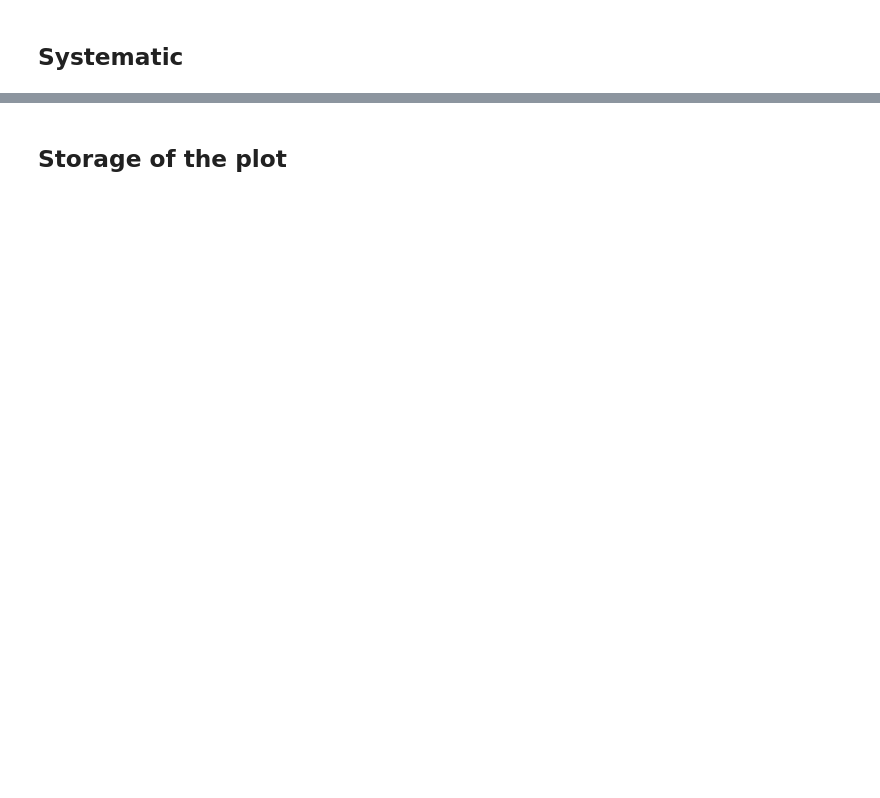
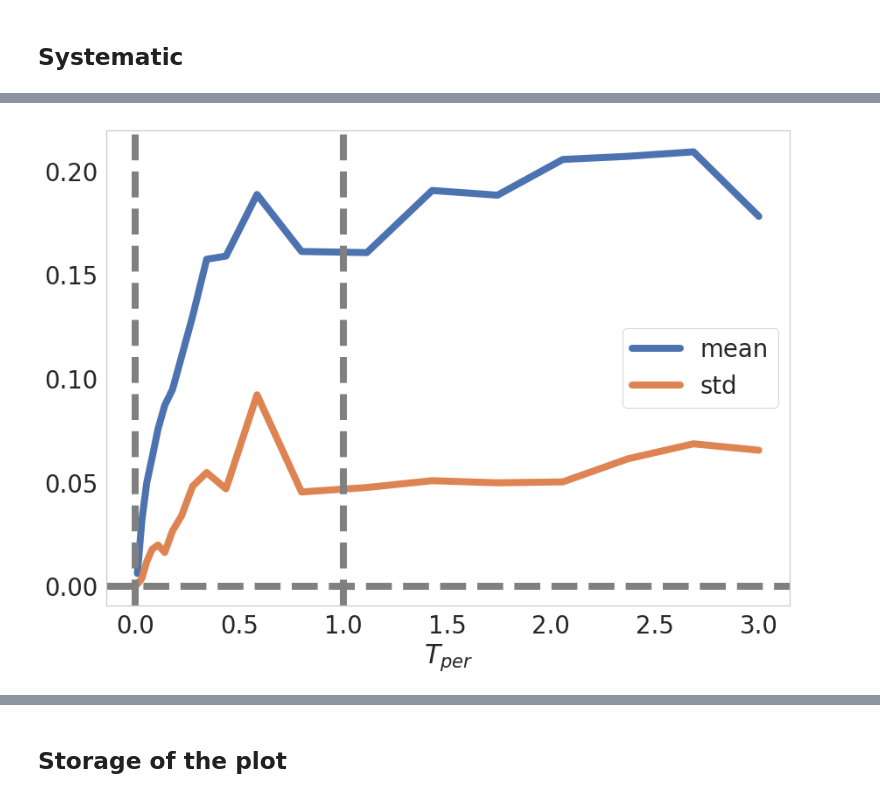
Before and after one commit to h-mayorquin/sequence_learning_paper, a Jupyter notebook: jupyter/2018-09-09(Scaling image).ipynb, the cells around one changed output, grey strips where cells are left out. Cells and saved outputs as stored; diff of their text form; code cells hidden in the pictures; blank space fills up the shorter version.

```diff
--- a/jupyter/2018-09-09(Scaling image).ipynb
+++ b/jupyter/2018-09-09(Scaling image).ipynb
@@ -254,0 +361,16 @@ B2 = manager.B[3, 2]
+# %%
+fig = plt.figure()
+ax = fig.add_subplot(111)
+
+ax.plot(T_per_set, means, lw=lw, label='mean')
+ax.plot(T_per_set, std, lw=lw, label='std')
+
+ax.axhline(0, ls='--', color='gray')
+ax.axvline(0, ls='--', color='gray')
+ax.axvline(1, ls='--', color='gray')
+
+ax.set_xlabel(r'$T_{per}$')
+
+ax.legend();
+# %% [output]
+[figure, added]
```
Also changed, not shown: parts of 36 cells of this notebook, 16 other files.
